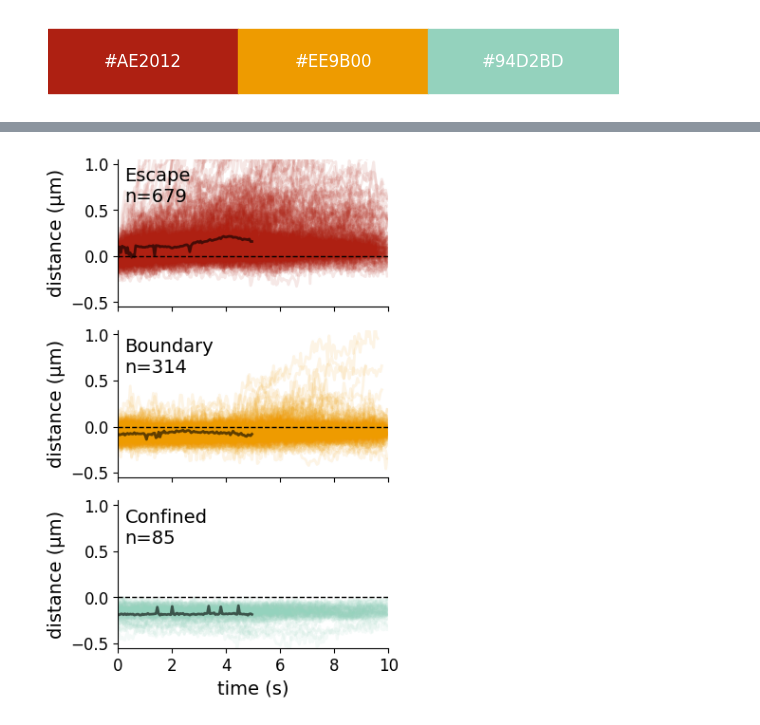
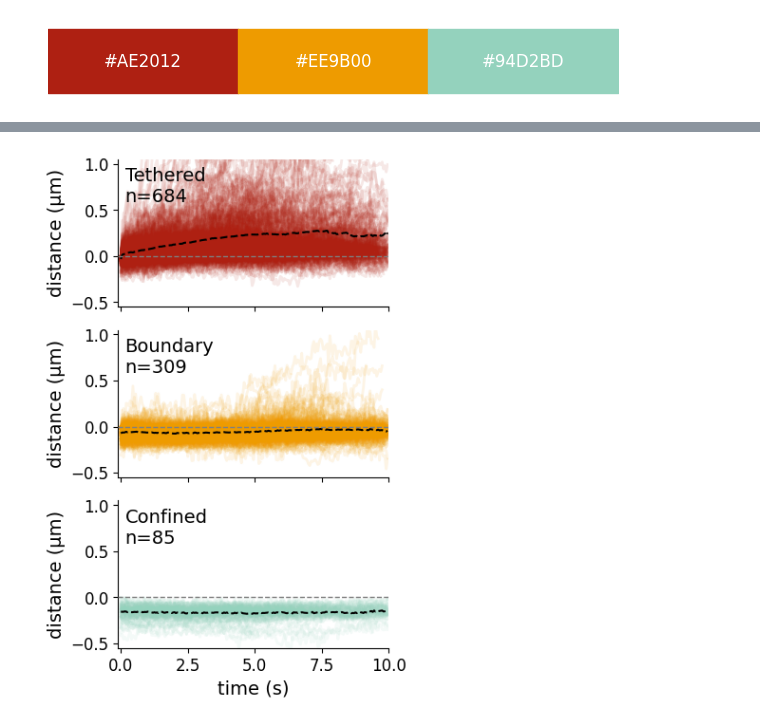
Before and after one commit to walterlab-um/RNA_SPT_in_cellular_condensates, a Jupyter notebook: META-SiM/META_SiM_Analysis.ipynb, the cells around one changed output, grey strips where cells are left out. Cells and saved outputs as stored; diff of their text form; code cells hidden in the pictures.

```diff
--- a/META-SiM/META_SiM_Analysis.ipynb
+++ b/META-SiM/META_SiM_Analysis.ipynb
@@ -147,0 +215,11 @@ Traces count: 1078
+# %%
+# Plot using metasim's built-in function (for comparison)
+reducer = metasim.fret.tools.viz.get_umap_reducer(embeddings, n_neighbors=15)
+umap_coord = reducer.transform(embeddings)
+
+from sklearn.manifold import trustworthiness
+# Calculate trustworthiness score (range 0-1)
+# Higher is better (closer to 1.0 means local neighbors are preserved)
+# Note: This can be slow for very large datasets (>10k points), but is fine for your ~4400 points.
+score = trustworthiness(embeddings, umap_coord, n_neighbors=15)
+print(f"Trustworthiness Score: {score:.4f}")
@@ -465,13 +531,13 @@ cluster_plot_df = pd.DataFrame(columns=['Cluster Index', 'Cluster Label', 'Clust
 cluster_plot_df['Cluster Index'] = unique_cluster_labels
 
 plot_labels_colors_dict = {
-    "Escape": color_palette[0],
+    "Tethered": color_palette[0],
     "Boundary": color_palette[1],
     "Confined": color_palette[2]
 }
 
 cluster_labels_dict = {
-    1: "Escape",
+    1: "Tethered",
     2: "Boundary",
     3: "Confined"
 }
@@ -516,7 +582,7 @@ for cluster_id in unique_cluster_labels:
                     color=cluster_plot_df.loc[cluster_plot_df['Cluster Index'] == cluster_id, 'Color'].values[0],
                     label=cluster_plot_df.loc[cluster_plot_df['Cluster Index'] == cluster_id, 'Cluster Label'].values[0],
                     ax=ax,
-                    s=100,
+                    s=30,
                     edgecolor='black'
                     )
 
@@ -621,6 +685,21 @@ plt.show()
 # %%
 unique_clusters = np.sort(df_2d['Cluster'].unique())
 
+def mean_trace_numpy(traces):
+    # 1. Find the length of the longest trace
+    max_len = max(len(t) for t in traces)
+
+    # 2. Create a matrix full of NaNs
+    # Shape: (number of traces, max length)
+    arr = np.full((len(traces), max_len), np.nan)
+
+    # 3. Fill the matrix with your data
+    for i, trace in enumerate(traces):
+        arr[i, :len(trace)] = trace
+
+    # 4. Calculate the mean of each column, ignoring NaNs
+    # axis=0 means "down the columns"
+    return np.nanmean(arr, axis=0)
 
 # Plot all the traces in each cluster
 fig, axes = plt.subplots(n_clusters, 1, figsize=(4, 2*n_clusters), sharex=True)
@@ -637,16 +716,6 @@ for i, cluster_str in enumerate(unique_cluster_labels):
 
     if len(cluster_traces) == 0:
         continue
-
-    # Convert to numpy array for easy averaging
-    # Check for consistent lengths
-    lengths = [len(t) for t in cluster_traces]
-
-    if len(set(lengths)) > 1:
-        min_len = min(lengths)
-        cluster_traces_arr = np.array([t[:min_len] for t in cluster_traces])
-    else:
-        cluster_traces_arr = np.array(cluster_traces)
 
     # 2. Setup Subplot
     ax = axes[cluster_plot_df.loc[cluster_plot_df['Cluster Index'] == cluster_id, 'Cluster Rank'].values[0] - 1]
@@ -669,53 +738,56 @@ for i, cluster_str in enumerate(unique_cluster_labels):
                 linewidth=2
                 )
 
+    # Plot the mean trace
     try:
-        mean_trace = np.mean(cluster_traces_arr, axis=0)
-
-        # Find a trace closest to the mean trace
-        dists_to_mean = np.linalg.norm(cluster_traces_arr - mean_trace, axis=1)
-        closest_idx = np.argmin(dists_to_mean)
-        closest_trace = cluster_traces_arr[closest_idx]
-
-        time_trace = np.arange(len(closest_trace))  # Assuming uniform time intervals
-        time_trace_seconds = time_trace * 0.05  # Assuming 0.1 second per time point
-        ax.plot(time_trace_seconds, closest_trace, color="black", alpha=0.6, linewidth=2, label=f"{label} Representative Trace")
+        # Take the average at each time point across all traces in the cluster
+        # The traces are heterogenous in length, so we need to average at each time point
+        time_trace = np.arange(max(len(trace) for trace in cluster_traces))  # Assuming uniform time intervals
+        time_trace_seconds = time_trace * 0.05  # Assuming 0.1
+        mean_trace = mean_trace_numpy(cluster_traces)
+        ax.plot(time_trace_seconds,
+                mean_trace,
+                color='black',
+                alpha=1.0,
+                linewidth=1.5,
+                linestyle='--'
+                )
 
     except Exception as e:
         print(f"Error computing mean trace for cluster {cluster_id}: {e}")
 
     try:
         # Add text label for the cluster
         ax.text(0.025, 0.95, f"{label}\nn={len(cluster_traces)}", transform=ax.transAxes, ha='left', va='top', fontsize=14, color="black")
 
     except Exception as e:
         print(f"Error adding text label for cluster {cluster_id}: {e}")
 
 # Remove the top and right spines
 # Make the y-axis limits and ticks consistent (every 0.1 units)
 for ax in axes:
     ax.spines['top'].set_visible(False)
     ax.spines['right'].set_visible(False)
     # ax.set_ylim(bottom=min(0, ax.get_ylim()[0]))  # Ensure y-axis starts at 0 or below
-    ax.axhline(0, color='black', linestyle='--', linewidth=1, zorder=11)
+    ax.axhline(0, color='grey', linestyle='--', linewidth=1, zorder=11)
     # Plot the average line
     ax.set_ylim(-0.55, 1.05)
-    ax.set_xlim(0, 10)
+    ax.set_xlim(-0.1, 10)
     ax.set_ylim(bottom=min(0, ax.get_ylim()[0]))  # Ensure y-axis starts at 0 or below
     ax.set_ylabel("distance (μm)", fontsize=14)
     ax.tick_params(axis='both', labelsize=12)
 
 ax = axes[-1]
 ax.set_xlabel("time (s)", fontsize=14)
 
 plt.tight_layout()
 
 save_name = f"./results/traces/Combined_{'_'.join(file_list_base)}.svg"
 os.makedirs(os.path.dirname(save_name), exist_ok=True)
 plt.savefig(save_name, dpi=300, bbox_inches='tight', transparent=True)
 plt.show()
 # %% [output]
-[figure, old version]
+[figure, new version]
 # %%
 # Save the clustering results as a CSV
 result_df = cluster_plot_df.copy()
```
Also changed, not shown: parts of 9 cells of this notebook, 26 other files.
